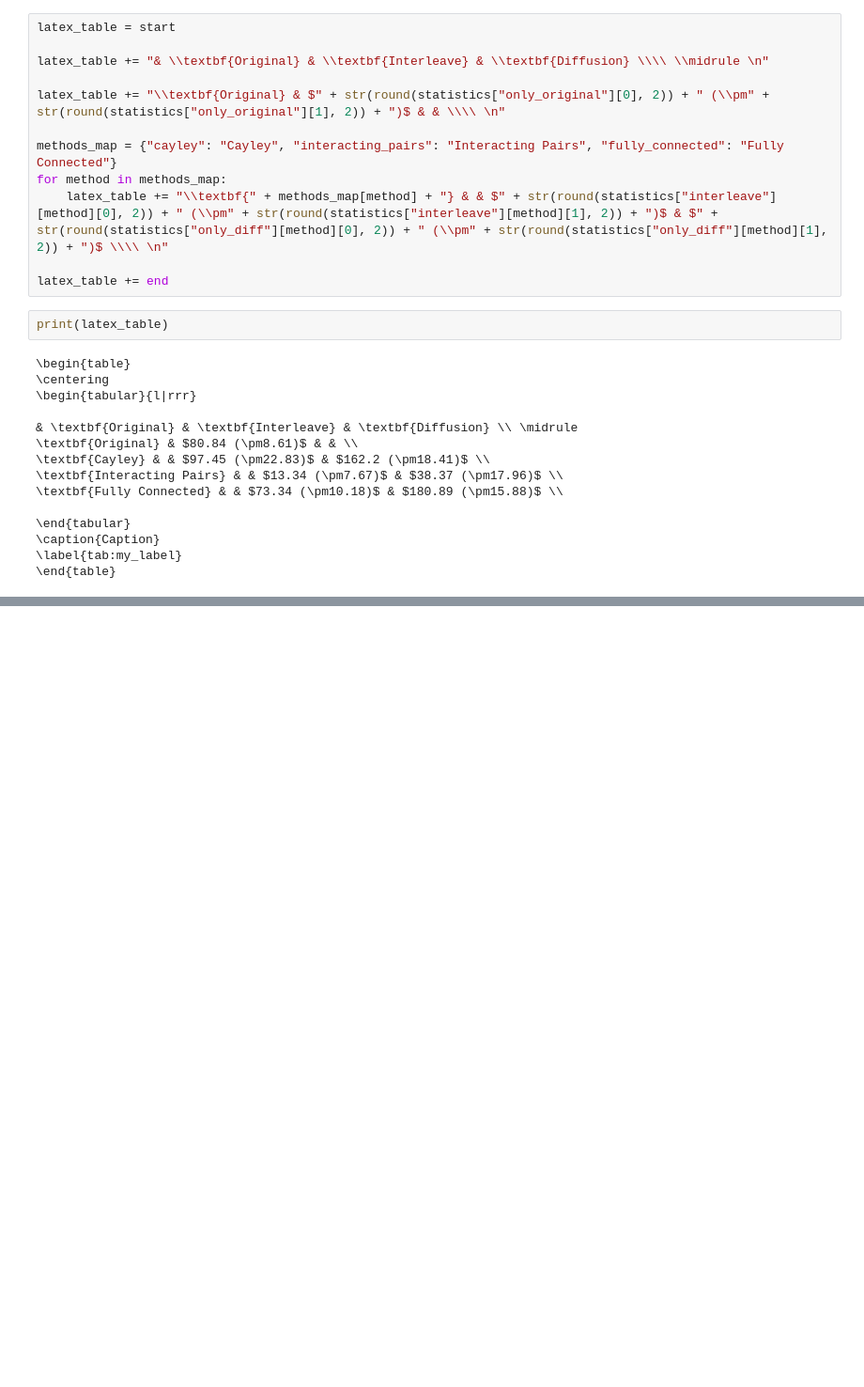
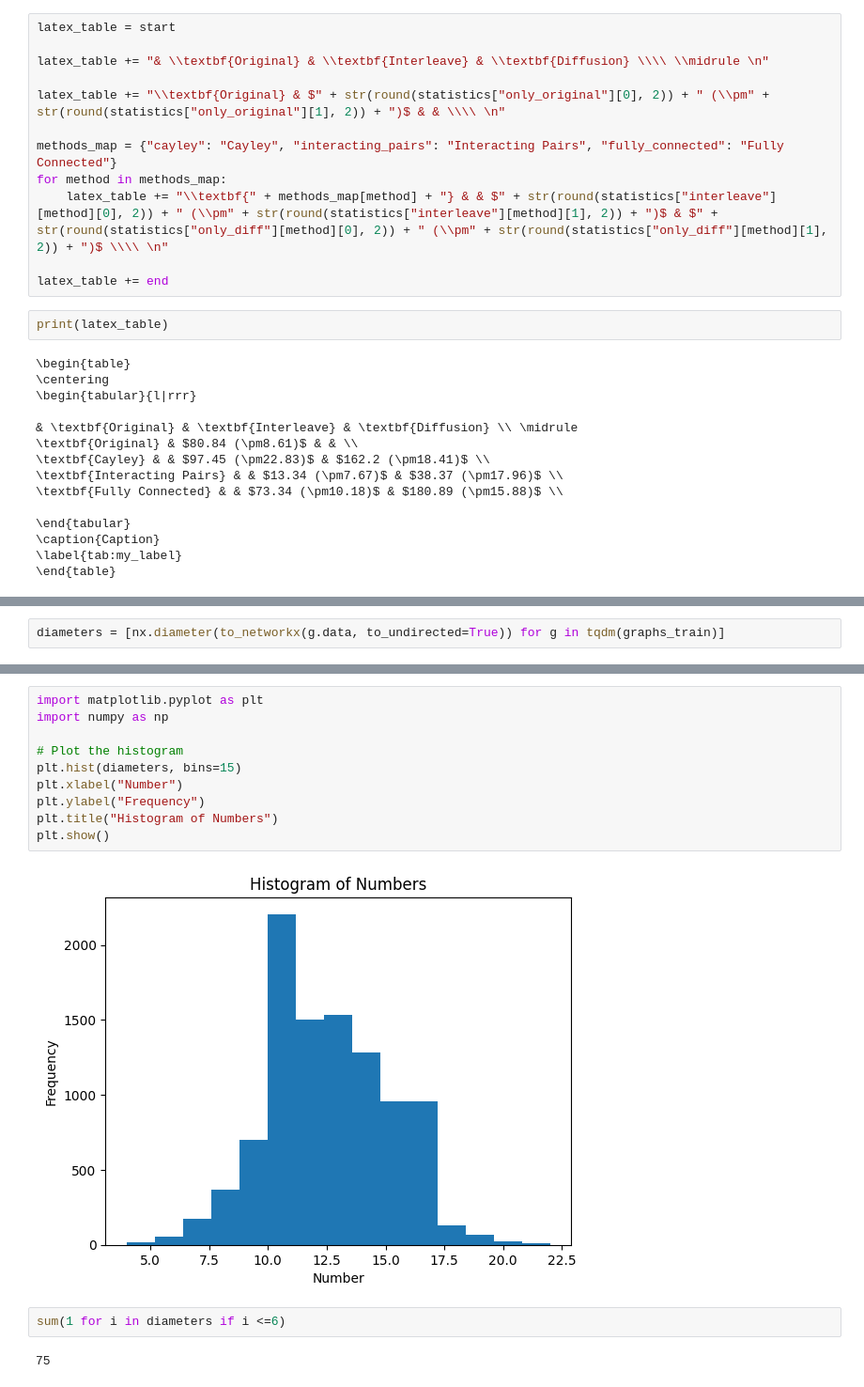
Before and after one commit to ssu53/commute_opt_gnn, a Jupyter notebook: playground.ipynb, the cells around one changed output, grey strips where cells are left out. Shown at 94% size. Saved outputs shown, nothing was run; the diff lists cells and outputs as text; blank space fills up the shorter version.

```diff
--- a/playground.ipynb
+++ b/playground.ipynb
@@ -217,0 +219,2 @@ print(f"mean: {np.mean(num_nodes_train)}, std: {np.std(num_nodes_train)}")
+# %%
+diameters = [nx.diameter(to_networkx(g.data, to_undirected=True)) for g in tqdm(graphs_train)]
@@ -217,0 +233,16 @@ print(f"mean: {np.mean(num_nodes_train)}, std: {np.std(num_nodes_train)}")
+# %%
+import matplotlib.pyplot as plt
+import numpy as np
+
+# Plot the histogram
+plt.hist(diameters, bins=15)
+plt.xlabel("Number")
+plt.ylabel("Frequency")
+plt.title("Histogram of Numbers")
+plt.show()
+# %% [output]
+[figure, added]
+# %%
+sum(1 for i in diameters if i <=6)
+# %% [output]
+75
```
Also changed, not shown: parts of 3 cells of this notebook, 8 other files.
